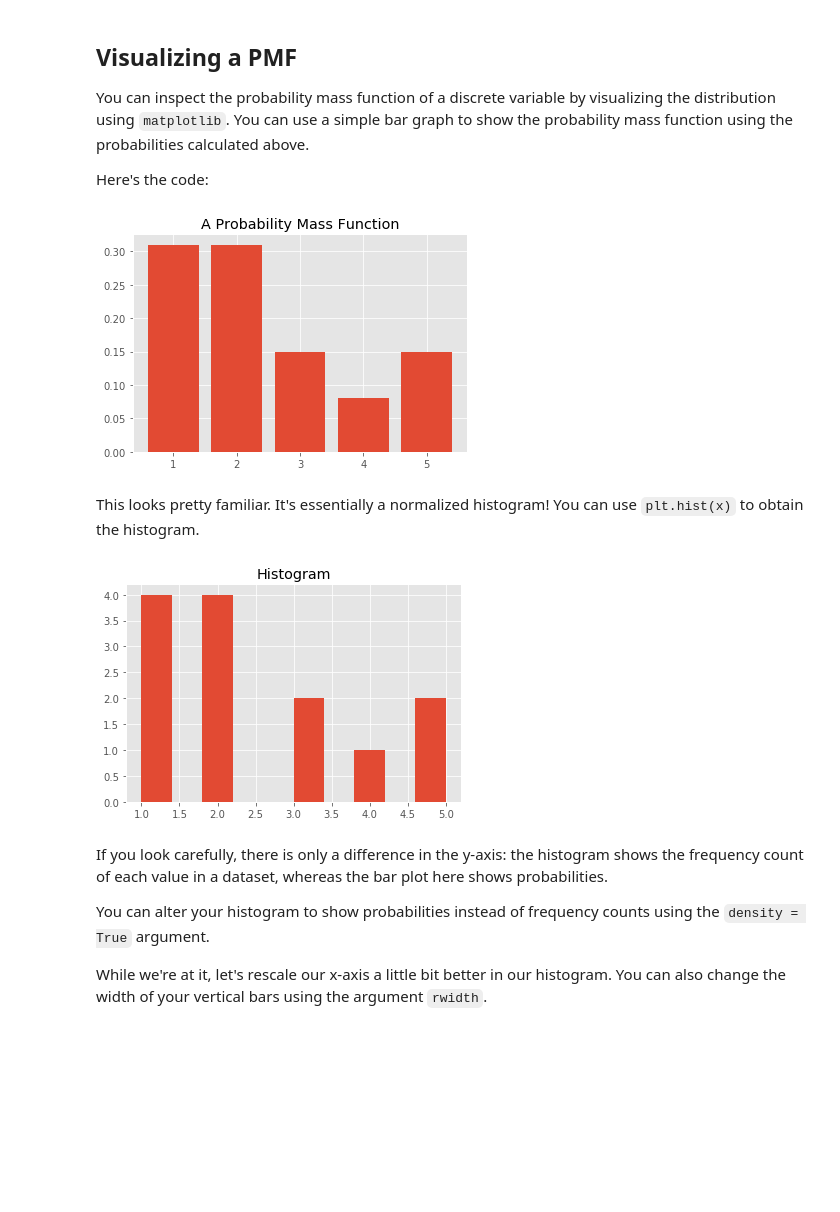
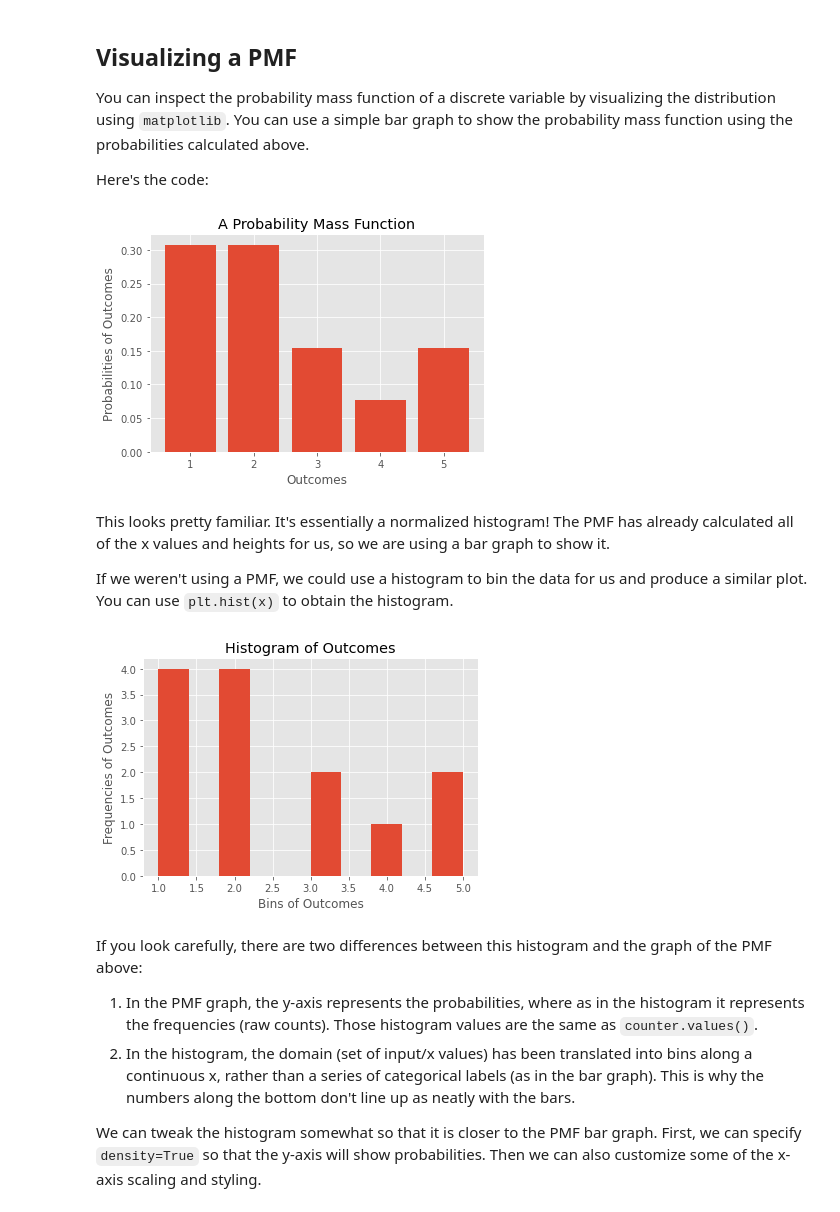
Before and after one commit to learn-co-curriculum/dsc-probability-mass-function, a Jupyter notebook: index.ipynb, the cells around one changed output. Cells and saved outputs as stored; diff of their text form; code cells hidden in the pictures; blank space fills up the shorter version.

```diff
--- a/index.ipynb
+++ b/index.ipynb
@@ -83,0 +86,8 @@ np.array(pmf).sum()
+# %%
+def p(x_i):
+    frequency = counter[x_i]
+    total_number = len(x)
+    return frequency / total_number
+
+print("p(1) =", p(1))
+print("p(3) =", p(3))
@@ -90,25 +103,34 @@ Here's the code:
 # %%
 import matplotlib.pyplot as plt
 %matplotlib inline
 plt.style.use('ggplot')
 
-plt.bar(counter.keys(), pmf);
-plt.title("A Probability Mass Function");
+outcomes = counter.keys()
+
+plt.bar(outcomes, [p(x_i) for x_i in outcomes]);
+plt.title("A Probability Mass Function")
+plt.xlabel("Outcomes")
+plt.ylabel("Probabilities of Outcomes");
 # %% [output]
-[figure, old version]
+[figure, new version]
 # %% [markdown]
-This looks pretty familiar. It's essentially a normalized histogram! You can use `plt.hist(x)` to obtain the histogram.
+This looks pretty familiar. It's essentially a normalized histogram! The PMF has already calculated all of the x values and heights for us, so we are using a bar graph to show it.
+
+If we weren't using a PMF, we could use a histogram to bin the data for us and produce a similar plot. You can use `plt.hist(x)` to obtain the histogram.
 # %%
 plt.hist(x);
-plt.title('Histogram');
+plt.title("Histogram of Outcomes")
+plt.xlabel("Bins of Outcomes")
+plt.ylabel("Frequencies of Outcomes");
 # %% [output]
-[figure, old version]
+[figure, new version]
-# %% [markdown]
-If you look carefully, there is only a difference in the y-axis: the histogram shows the frequency count of each value in a dataset, whereas the bar plot here shows probabilities.
-
-You can alter your histogram to show probabilities instead of frequency counts using the `density = True` argument.
-
-While we're at it, let's rescale our x-axis a little bit better in our histogram. You can also change the width of your vertical bars using the argument `rwidth`.
+# %% [markdown]
+If you look carefully, there are two differences between this histogram and the graph of the PMF above:
+
+1. In the PMF graph, the y-axis represents the probabilities, where as in the histogram it represents the frequencies (raw counts). Those histogram values are the same as `counter.values()`.
+2. In the histogram, the domain (set of input/x values) has been translated into bins along a continuous x, rather than a series of categorical labels (as in the bar graph). This is why the numbers along the bottom don't line up as neatly with the bars.
+
+We can tweak the histogram somewhat so that it is closer to the PMF bar graph. First, we can specify `density=True` so that the y-axis will show probabilities. Then we can also customize some of the x-axis scaling and styling.
 # %%
 xtick_locations = range(1,6)
 bins = np.arange(6)+0.5
```
Also changed, not shown: parts of 17 cells of this notebook, 4 other files.
